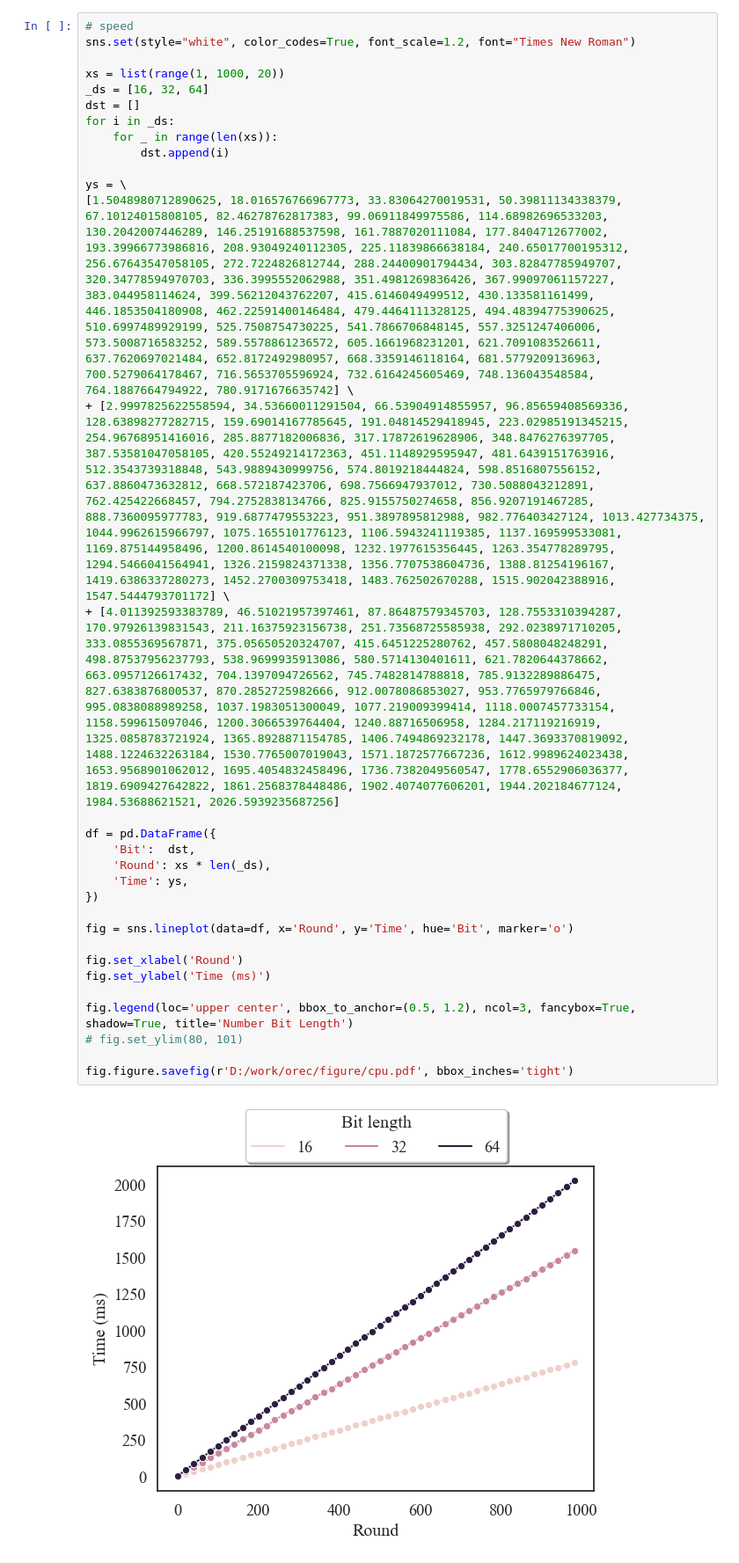
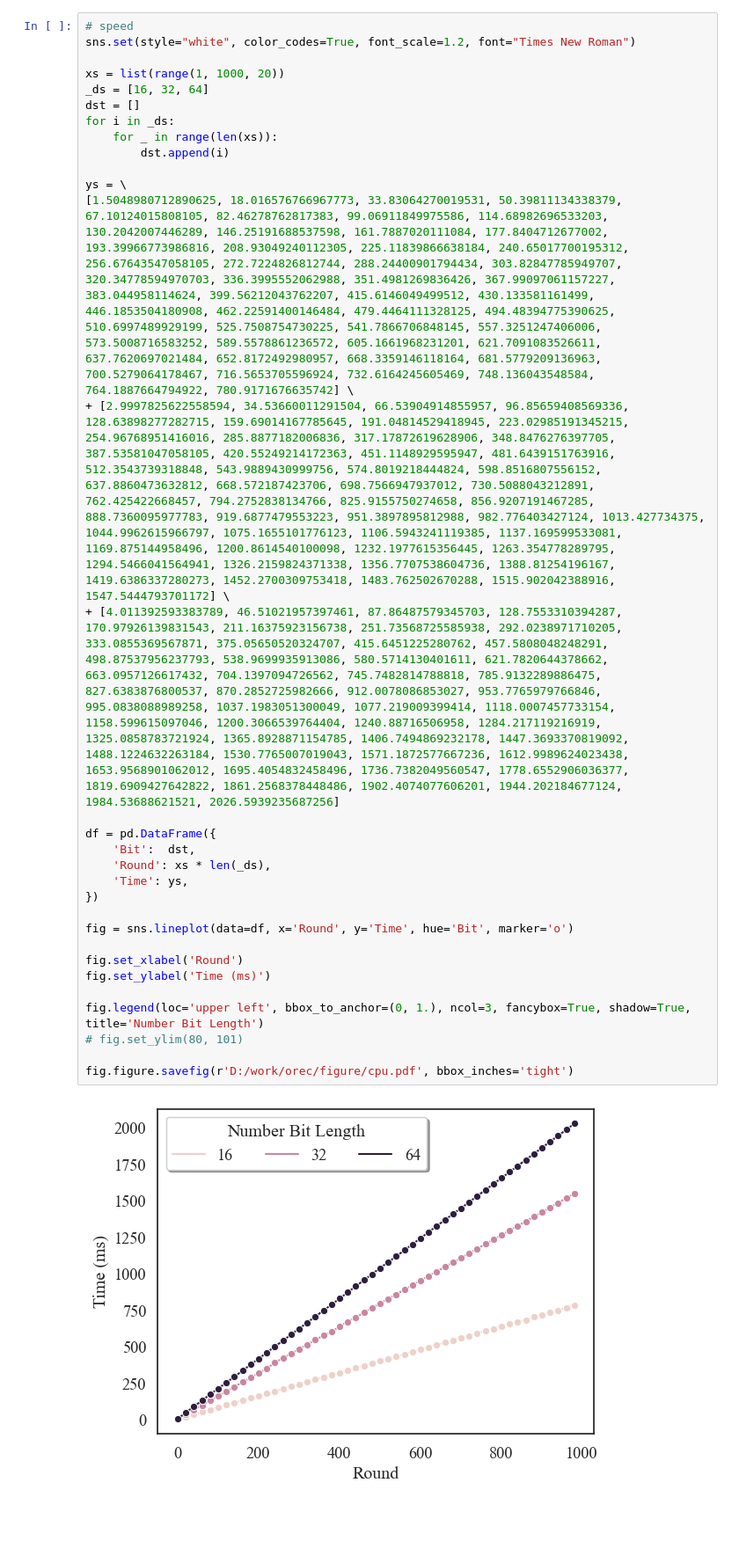
Before and after one commit to Carudy/OREC, a Jupyter notebook: plot.ipynb, the cells around one changed output. Shown at 88% size. Cells and saved outputs as stored; diff of their text form; blank space fills up the shorter version.

```diff
--- a/plot.ipynb
+++ b/plot.ipynb
@@ -9,32 +11,32 @@ from matplotlib.ticker import FuncFormatter
 # speed
 sns.set(style="white", color_codes=True, font_scale=1.2, font="Times New Roman")
 
 xs = list(range(1, 1000, 20))
 _ds = [16, 32, 64]
 dst = []
 for i in _ds:
     for _ in range(len(xs)):
         dst.append(i)
 
 ys = \
 [1.5048980712890625, 18.016576766967773, 33.83064270019531, 50.39811134338379, 67.10124015808105, 82.46278762817383, 99.06911849975586, 114.68982696533203, 130.2042007446289, 146.25191688537598, 161.7887020111084, 177.8404712677002, 193.39966773986816, 208.93049240112305, 225.11839866638184, 240.65017700195312, 256.67643547058105, 272.7224826812744, 288.24400901794434, 303.82847785949707, 320.34778594970703, 336.3995552062988, 351.4981269836426, 367.99097061157227, 383.044958114624, 399.56212043762207, 415.6146049499512, 430.133581161499, 446.1853504180908, 462.22591400146484, 479.4464111328125, 494.48394775390625, 510.6997489929199, 525.7508754730225, 541.7866706848145, 557.3251247406006, 573.5008716583252, 589.5578861236572, 605.1661968231201, 621.7091083526611, 637.7620697021484, 652.8172492980957, 668.3359146118164, 681.5779209136963, 700.5279064178467, 716.5653705596924, 732.6164245605469, 748.136043548584, 764.1887664794922, 780.9171676635742] \
 + [2.9997825622558594, 34.53660011291504, 66.53904914855957, 96.85659408569336, 128.63898277282715, 159.69014167785645, 191.04814529418945, 223.02985191345215, 254.96768951416016, 285.8877182006836, 317.17872619628906, 348.8476276397705, 387.53581047058105, 420.55249214172363, 451.1148929595947, 481.6439151763916, 512.3543739318848, 543.9889430999756, 574.8019218444824, 598.8516807556152, 637.8860473632812, 668.572187423706, 698.7566947937012, 730.5088043212891, 762.425422668457, 794.2752838134766, 825.9155750274658, 856.9207191467285, 888.7360095977783, 919.6877479553223, 951.3897895812988, 982.776403427124, 1013.427734375, 1044.9962615966797, 1075.1655101776123, 1106.5943241119385, 1137.169599533081, 1169.875144958496, 1200.8614540100098, 1232.1977615356445, 1263.354778289795, 1294.5466041564941, 1326.2159824371338, 1356.7707538604736, 1388.81254196167, 1419.6386337280273, 1452.2700309753418, 1483.762502670288, 1515.902042388916, 1547.5444793701172] \
 + [4.011392593383789, 46.51021957397461, 87.86487579345703, 128.7553310394287, 170.97926139831543, 211.16375923156738, 251.73568725585938, 292.0238971710205, 333.0855369567871, 375.05650520324707, 415.6451225280762, 457.5808048248291, 498.87537956237793, 538.9699935913086, 580.5714130401611, 621.7820644378662, 663.0957126617432, 704.1397094726562, 745.7482814788818, 785.9132289886475, 827.6383876800537, 870.2852725982666, 912.0078086853027, 953.7765979766846, 995.0838088989258, 1037.1983051300049, 1077.219009399414, 1118.0007457733154, 1158.599615097046, 1200.3066539764404, 1240.88716506958, 1284.217119216919, 1325.0858783721924, 1365.8928871154785, 1406.7494869232178, 1447.3693370819092, 1488.1224632263184, 1530.7765007019043, 1571.1872577667236, 1612.9989624023438, 1653.9568901062012, 1695.4054832458496, 1736.7382049560547, 1778.6552906036377, 1819.6909427642822, 1861.2568378448486, 1902.4074077606201, 1944.202184677124, 1984.53688621521, 2026.5939235687256]
 
 df = pd.DataFrame({
     'Bit':  dst,
     'Round': xs * len(_ds),
     'Time': ys,
 })
 
 fig = sns.lineplot(data=df, x='Round', y='Time', hue='Bit', marker='o')
 
 fig.set_xlabel('Round')
 fig.set_ylabel('Time (ms)')
 
-fig.legend(loc='upper center', bbox_to_anchor=(0.5, 1.2), ncol=3, fancybox=True, shadow=True, title='Number Bit Length')
+fig.legend(loc='upper left', bbox_to_anchor=(0, 1.), ncol=3, fancybox=True, shadow=True, title='Number Bit Length')
 # fig.set_ylim(80, 101)
 
 fig.figure.savefig(r'D:/work/orec/figure/cpu.pdf', bbox_inches='tight')
 # %% [output]
-[figure, old version]
+[figure, new version]
```
Also changed, not shown: parts of 4 cells of this notebook, 28 other files.
